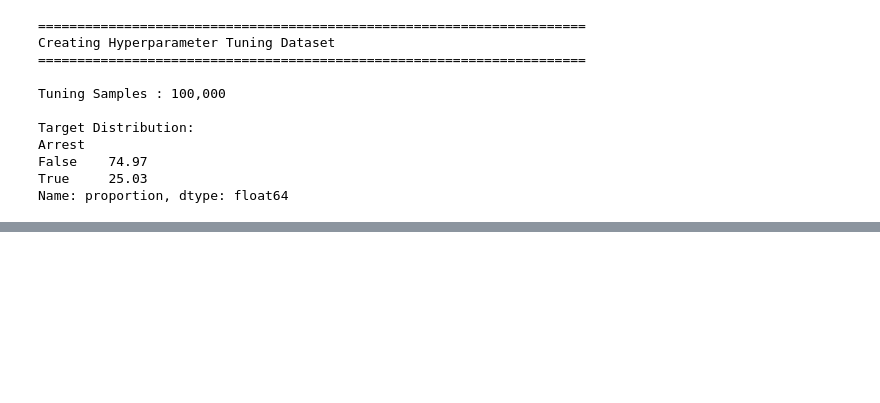
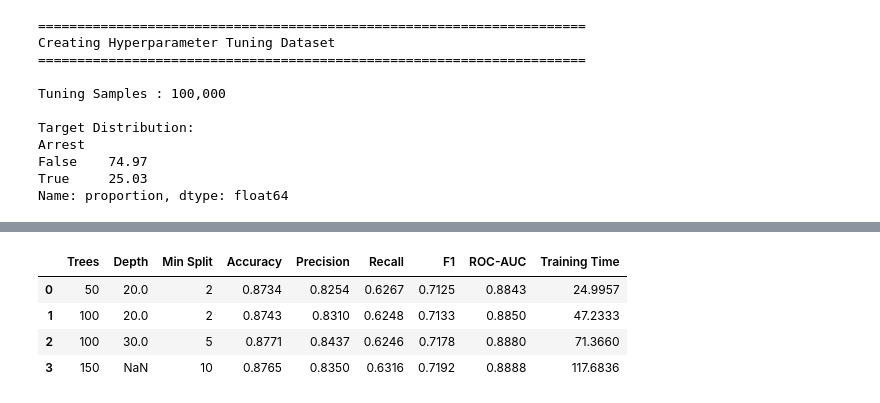
Before and after one commit to arnavon2005/Army_Provost_ML_Project, a Jupyter notebook: 05_Machine_Learning_Modeling.ipynb, the cells around one changed output, grey strips where cells are left out. Drawn from its saved outputs; the diff is of its cells as text; code cells hidden in the pictures; blank space fills up the shorter version.

Commit message:
Completed Random Forest hyperparameter tuning and benchmark comparison

```diff
--- a/05_Machine_Learning_Modeling.ipynb
+++ b/05_Machine_Learning_Modeling.ipynb
@@ -1821,0 +1854,82 @@ Name: proportion, dtype: float64
+# %%
+# ============================================================
+# Manual Hyperparameter Search
+# ============================================================
+
+import time
+import pandas as pd
+
+from sklearn.ensemble import RandomForestClassifier
+from sklearn.metrics import (
+    accuracy_score,
+    precision_score,
+    recall_score,
+    f1_score,
+    roc_auc_score
+)
+
+print("=" * 70)
+print("Random Forest Hyperparameter Optimization")
+print("=" * 70)
+
+parameter_grid = [
+
+    {"n_estimators":50, "max_depth":20, "min_samples_split":2},
+
+    {"n_estimators":100, "max_depth":20, "min_samples_split":2},
+
+    {"n_estimators":100, "max_depth":30, "min_samples_split":5},
+
+    {"n_estimators":150, "max_depth":None, "min_samples_split":10}
+
+]
+
+tuning_results = []
+
+for i, params in enumerate(parameter_grid, start=1):
+
+    print(f"\nTraining Configuration {i}")
+
+    start = time.time()
+
+    model = RandomForestClassifier(
+
+        n_estimators=params["n_estimators"],
+        max_depth=params["max_depth"],
+        min_samples_split=params["min_samples_split"],
+        class_weight="balanced_subsample",
+        random_state=42,
+        n_jobs=-1
+
+    )
+
+    model.fit(X_tune, y_tune)
+
+    training_time = time.time() - start
+
+    pred = model.predict(X_test_processed)
+
+    prob = model.predict_proba(X_test_processed)[:,1]
+
+    tuning_results.append({
+
+        "Trees":params["n_estimators"],
+        "Depth":params["max_depth"],
+        "Min Split":params["min_samples_split"],
+        "Accuracy":accuracy_score(y_test,pred),
+        "Precision":precision_score(y_test,pred),
+        "Recall":recall_score(y_test,pred),
+        "F1":f1_score(y_test,pred),
+        "ROC-AUC":roc_auc_score(y_test,prob),
+        "Training Time":training_time
+
+    })
+
+results_tuning = pd.DataFrame(tuning_results)
+
+results_tuning = results_tuning.round(4)
+
+print("\n")
+
+display(results_tuning)
+# %% [output]
@@ -1821,0 +1947,5 @@ Name: proportion, dtype: float64
+|  | Trees | Depth | Min Split | Accuracy | Precision | Recall | F1 | ROC-AUC | Training Time |
+| 0 | 50 | 20.0 | 2 | 0.8734 | 0.8254 | 0.6267 | 0.7125 | 0.8843 | 24.9957 |
+| 1 | 100 | 20.0 | 2 | 0.8743 | 0.8310 | 0.6248 | 0.7133 | 0.8850 | 47.2333 |
+| 2 | 100 | 30.0 | 5 | 0.8771 | 0.8437 | 0.6246 | 0.7178 | 0.8880 | 71.3660 |
+| 3 | 150 | NaN | 10 | 0.8765 | 0.8350 | 0.6316 | 0.7192 | 0.8888 | 117.6836 |
```
Also changed, not shown: parts of 2 cells of this notebook.
